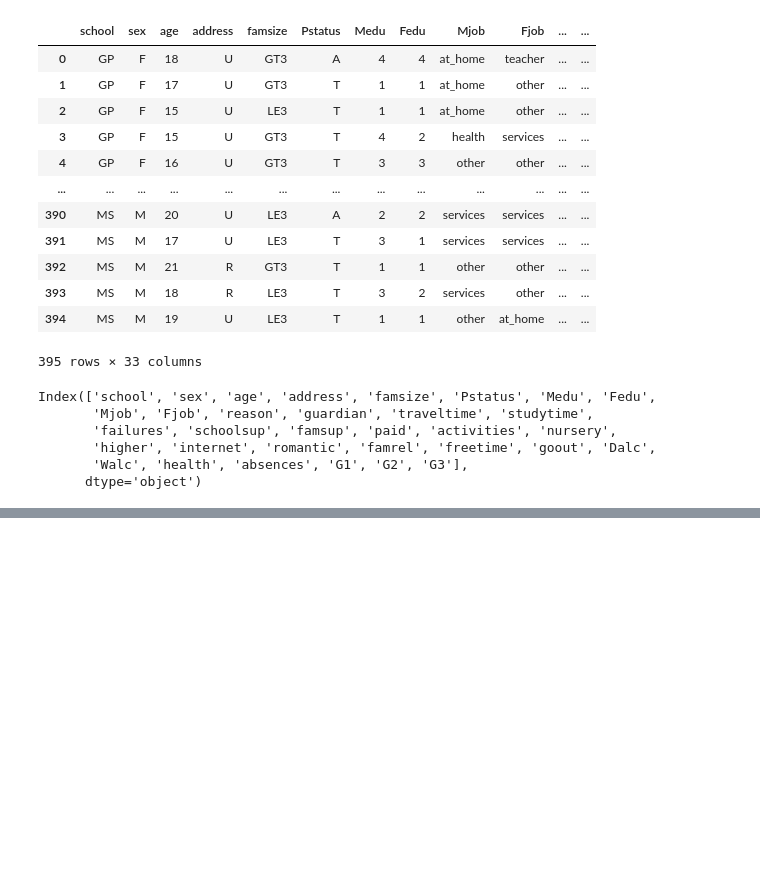
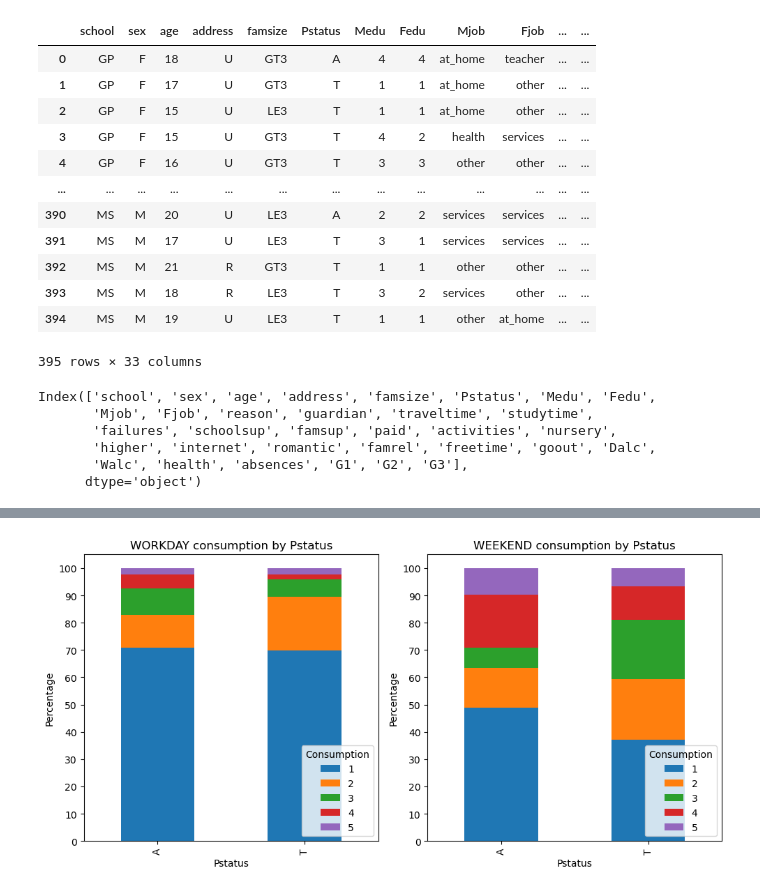
Before and after one commit to aaluzzi/cs2520_project, a Jupyter notebook: data_analysis_alcohol.ipynb, the cells around one changed output, grey strips where cells are left out. Cells and saved outputs as stored; diff of their text form; code cells hidden in the pictures; blank space fills up the shorter version.

```diff
--- a/data_analysis_alcohol.ipynb
+++ b/data_analysis_alcohol.ipynb
@@ -68,0 +81,4 @@ Name: health, Length: 395, dtype: int64
+# %%
+percentages_consumption_by_attribute(df, 'Pstatus')
+# %% [output]
+[figure, added]
```
Also changed, not shown: parts of 9 cells of this notebook.
